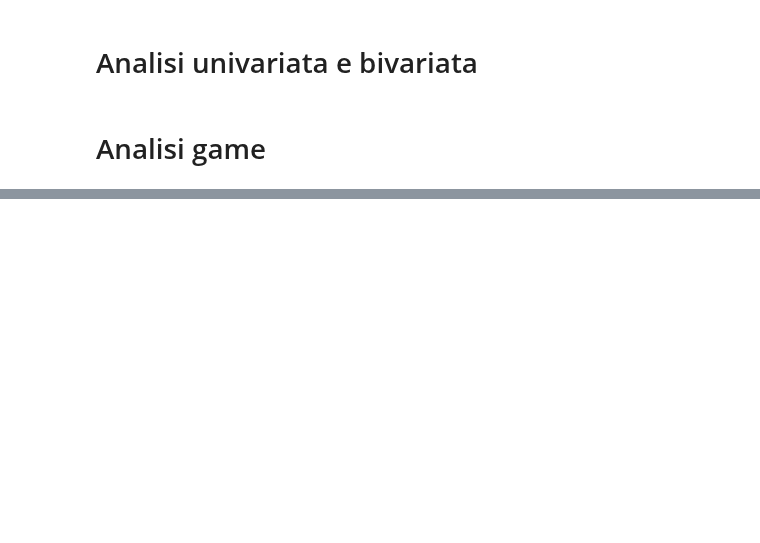
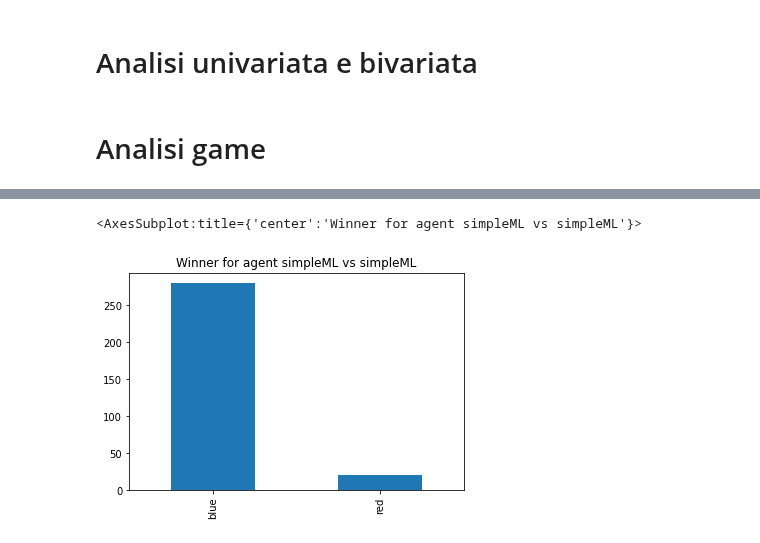
Before and after one commit to IDSIA/NewTechnoWar, a Jupyter notebook: code/Analysis.ipynb, the cells around one changed output, grey strips where cells are left out. Drawn from its saved outputs; the diff is of its cells as text; code cells hidden in the pictures; blank space fills up the shorter version.

```diff
--- a/code/Analysis.ipynb
+++ b/code/Analysis.ipynb
@@ -119,0 +91,2 @@ for i in range(len(info)):
+# %%
+iniziale=pd.DataFrame(all_json)
@@ -119,0 +119,6 @@ for i in range(len(info)):
+# %%
+mask=iniziale.loc[(((iniziale.teamRed == "SimpleML") & (iniziale.teamBlue == "SimpleML")) |((iniziale.teamBlue == "SimpleML") & (iniziale.teamRed == "SimpleML")))]
+mask['winner'].value_counts().plot.bar(title='Winner for agent simpleML vs simpleML')
+# %% [output]
+<AxesSubplot:title={'center':'Winner for agent simpleML vs simpleML'}>
+[figure, added]
```
Also changed, not shown: parts of 12 cells of this notebook.
